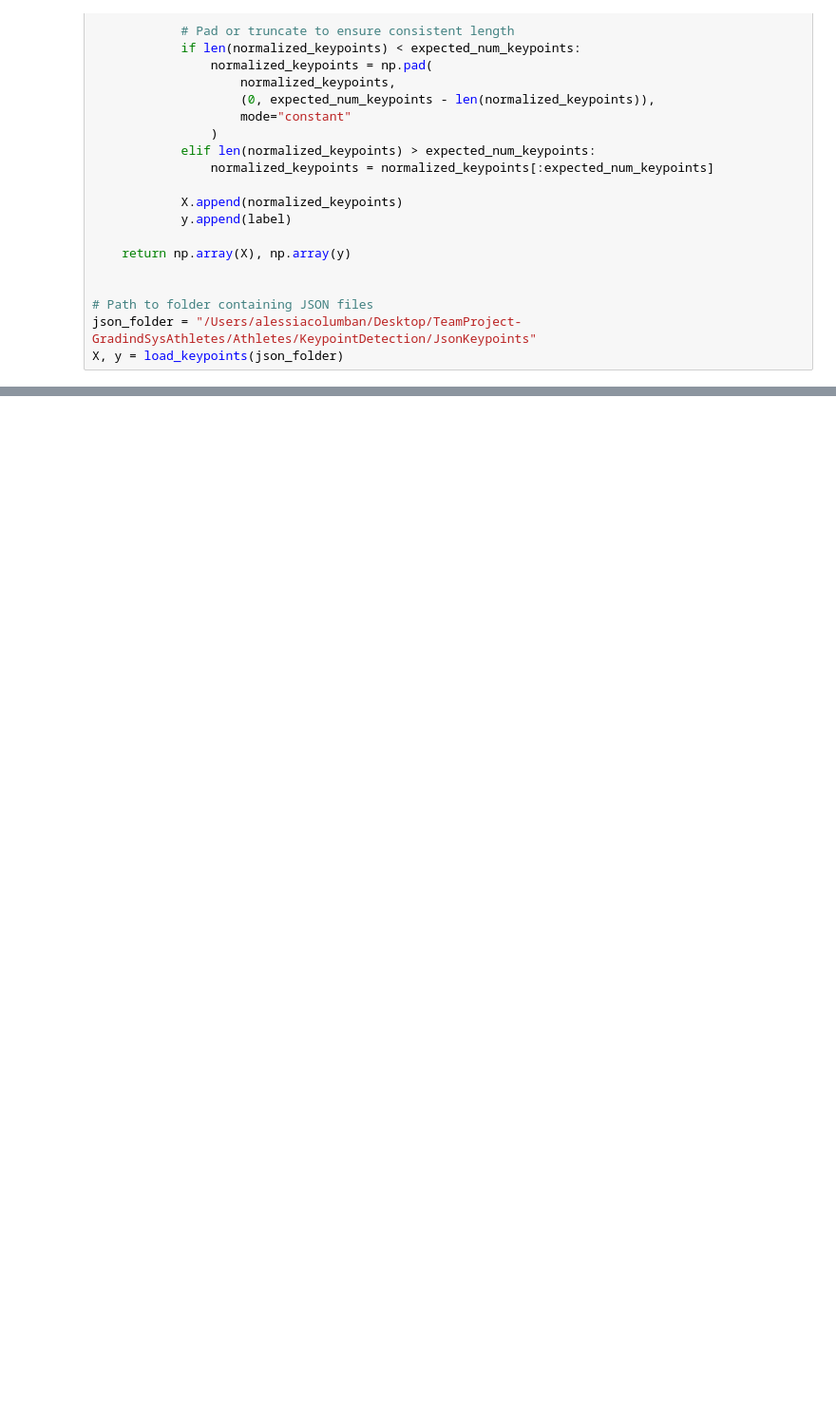
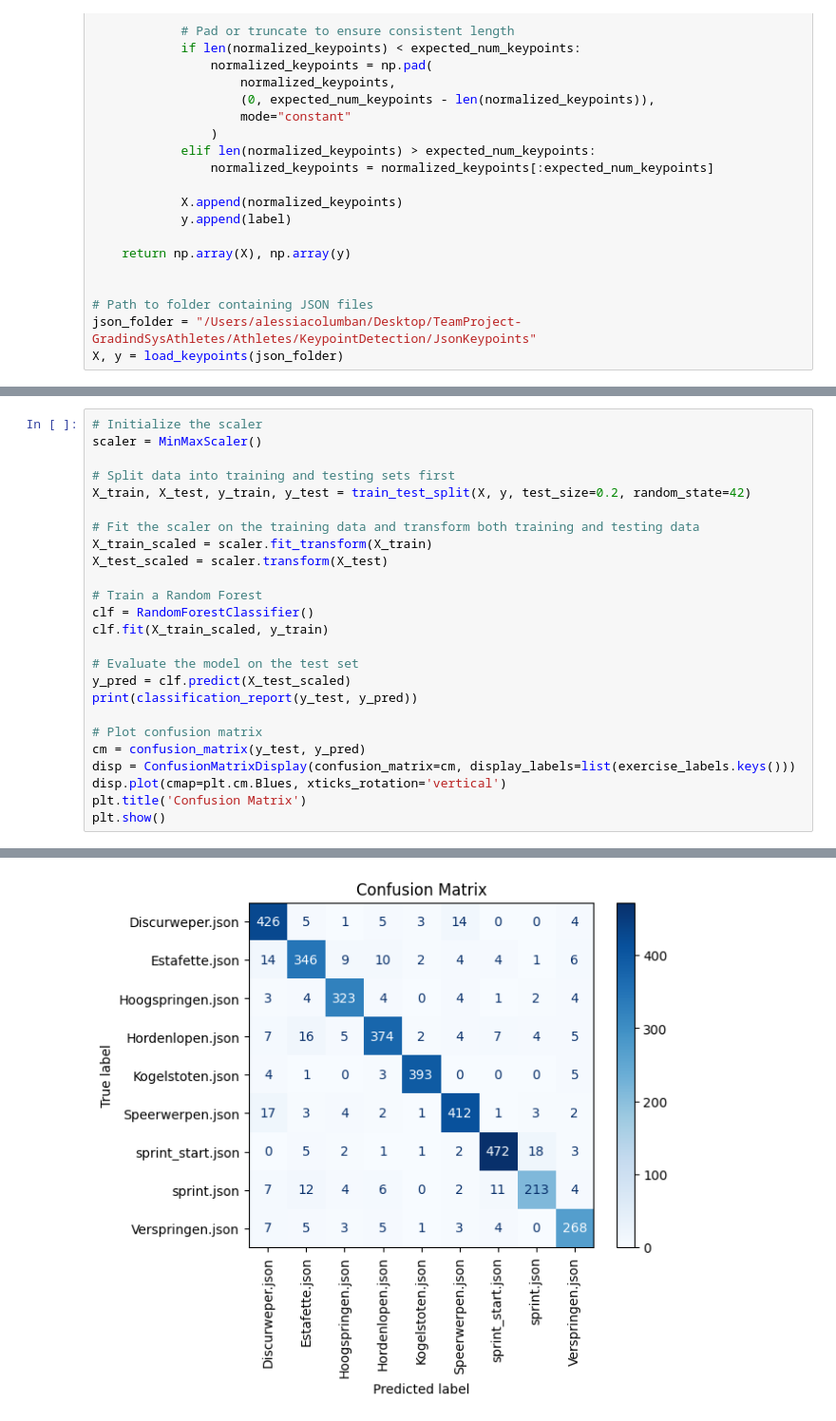
Before and after one commit to AlessCol7/TeamProject-GradindSysAthletes, a Jupyter notebook: Athletes/KeypointDetection/JsonKeypoints/try.ipynb, the cells around one changed output, grey strips where cells are left out. Shown at 95% size. Saved outputs shown, nothing was run; the diff lists cells and outputs as text; blank space fills up the shorter version.

```diff
--- a/Athletes/KeypointDetection/JsonKeypoints/try.ipynb
+++ b/Athletes/KeypointDetection/JsonKeypoints/try.ipynb
@@ -292,0 +698,26 @@ Validation Accuracy: 0.12963487207889557
+# %%
+# Initialize the scaler
+scaler = MinMaxScaler()
+
+# Split data into training and testing sets first
+X_train, X_test, y_train, y_test = train_test_split(X, y, test_size=0.2, random_state=42)
+
+# Fit the scaler on the training data and transform both training and testing data
+X_train_scaled = scaler.fit_transform(X_train)
+X_test_scaled = scaler.transform(X_test)
+
+# Train a Random Forest
+clf = RandomForestClassifier()
+clf.fit(X_train_scaled, y_train)
+
+# Evaluate the model on the test set
+y_pred = clf.predict(X_test_scaled)
+print(classification_report(y_test, y_pred))
+
+# Plot confusion matrix
+cm = confusion_matrix(y_test, y_pred)
+disp = ConfusionMatrixDisplay(confusion_matrix=cm, display_labels=list(exercise_labels.keys()))
+disp.plot(cmap=plt.cm.Blues, xticks_rotation='vertical')
+plt.title('Confusion Matrix')
+plt.show()
+# %% [output]
@@ -292,0 +739 @@ Validation Accuracy: 0.12963487207889557
+[figure, added]
```
Also changed, not shown: parts of 24 cells of this notebook, 3 other files.
